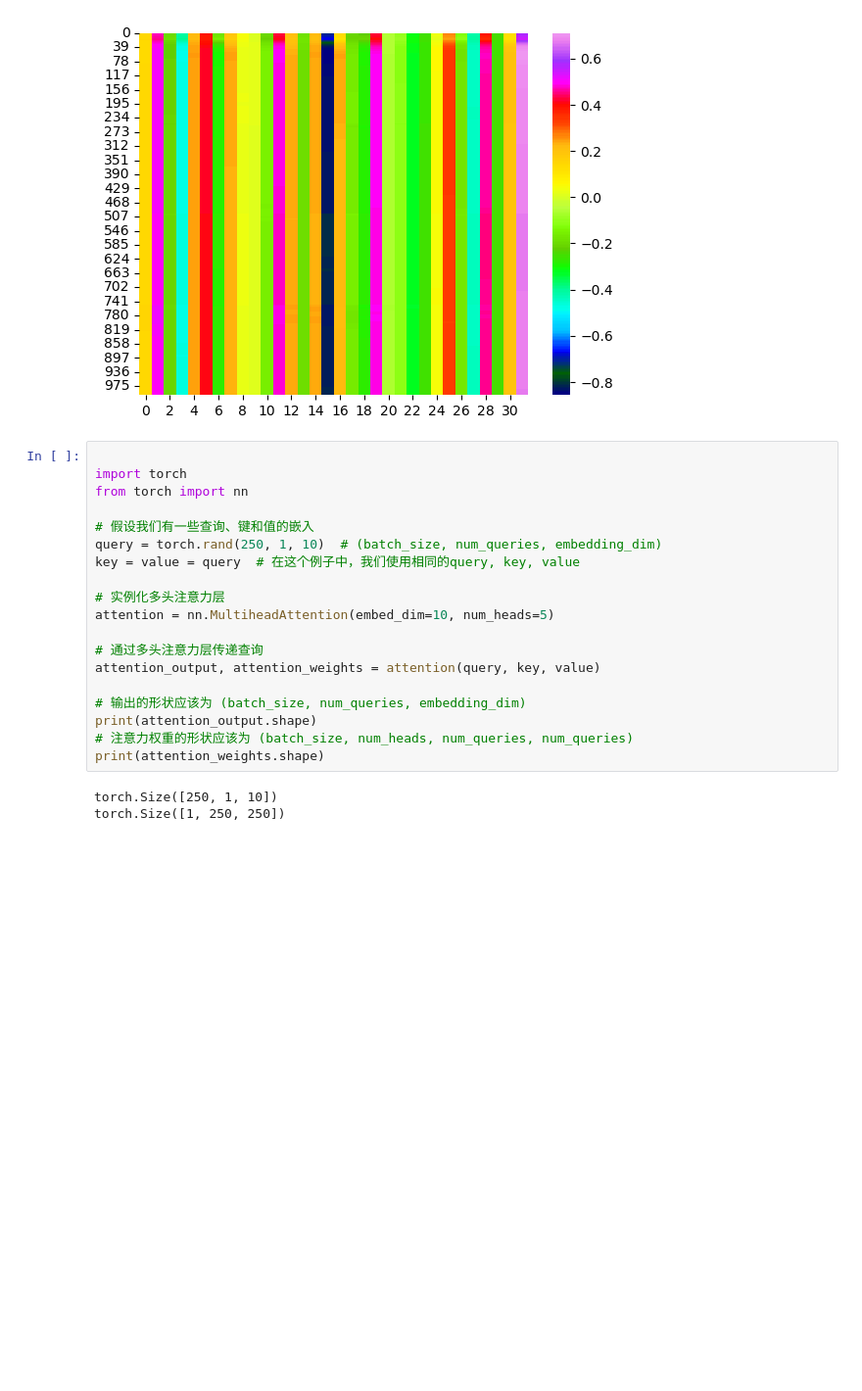
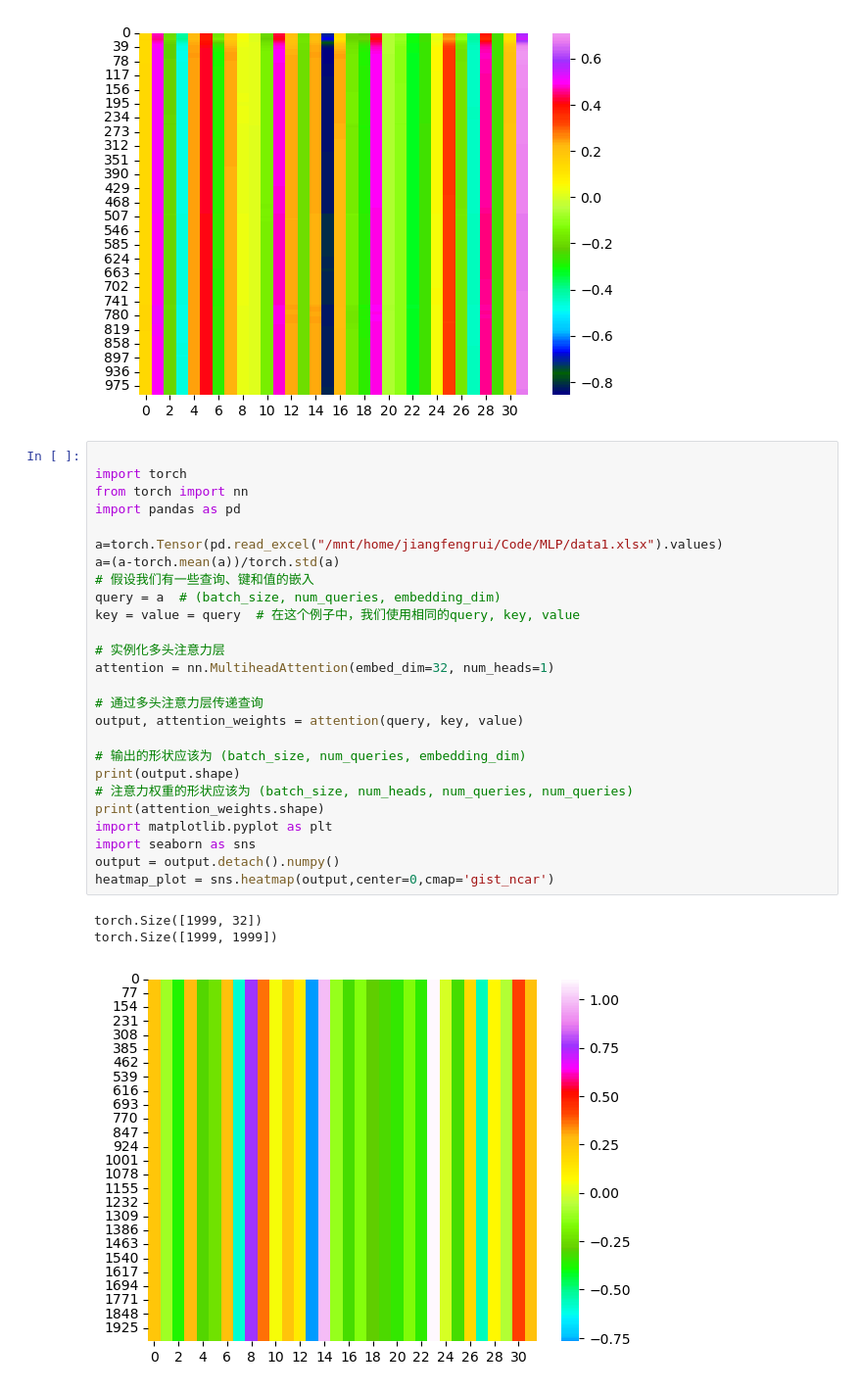
Before and after one commit to nuaafeng/Code, a Jupyter notebook: multi-head-attention/test.ipynb, the cells around one changed output. Shown at 98% size. Saved outputs shown, nothing was run; the diff lists cells and outputs as text; blank space fills up the shorter version.

```diff
--- a/multi-head-attention/test.ipynb
+++ b/multi-head-attention/test.ipynb
@@ -105,22 +82,30 @@ heatmap_plot = sns.heatmap(output,center=0,cmap='gist_ncar')
 # %%
 
 import torch
 from torch import nn
+import pandas as pd
 
+a=torch.Tensor(pd.read_excel("/mnt/home/jiangfengrui/Code/MLP/data1.xlsx").values)
+a=(a-torch.mean(a))/torch.std(a)
 # 假设我们有一些查询、键和值的嵌入
-query = torch.rand(250, 1, 10)  # (batch_size, num_queries, embedding_dim)
+query = a  # (batch_size, num_queries, embedding_dim)
 key = value = query  # 在这个例子中，我们使用相同的query, key, value
 
 # 实例化多头注意力层
-attention = nn.MultiheadAttention(embed_dim=10, num_heads=5)
+attention = nn.MultiheadAttention(embed_dim=32, num_heads=1)
 
 # 通过多头注意力层传递查询
-attention_output, attention_weights = attention(query, key, value)
+output, attention_weights = attention(query, key, value)
 
 # 输出的形状应该为 (batch_size, num_queries, embedding_dim)
-print(attention_output.shape)
+print(output.shape)
 # 注意力权重的形状应该为 (batch_size, num_heads, num_queries, num_queries)
 print(attention_weights.shape)
+import matplotlib.pyplot as plt
+import seaborn as sns
+output = output.detach().numpy()
+heatmap_plot = sns.heatmap(output,center=0,cmap='gist_ncar')
 # %% [output]
-torch.Size([250, 1, 10])
-torch.Size([1, 250, 250])
+torch.Size([1999, 32])
+torch.Size([1999, 1999])
+[figure, added]
```
Also changed, not shown: parts of 1 cell of this notebook, 41 other files.
